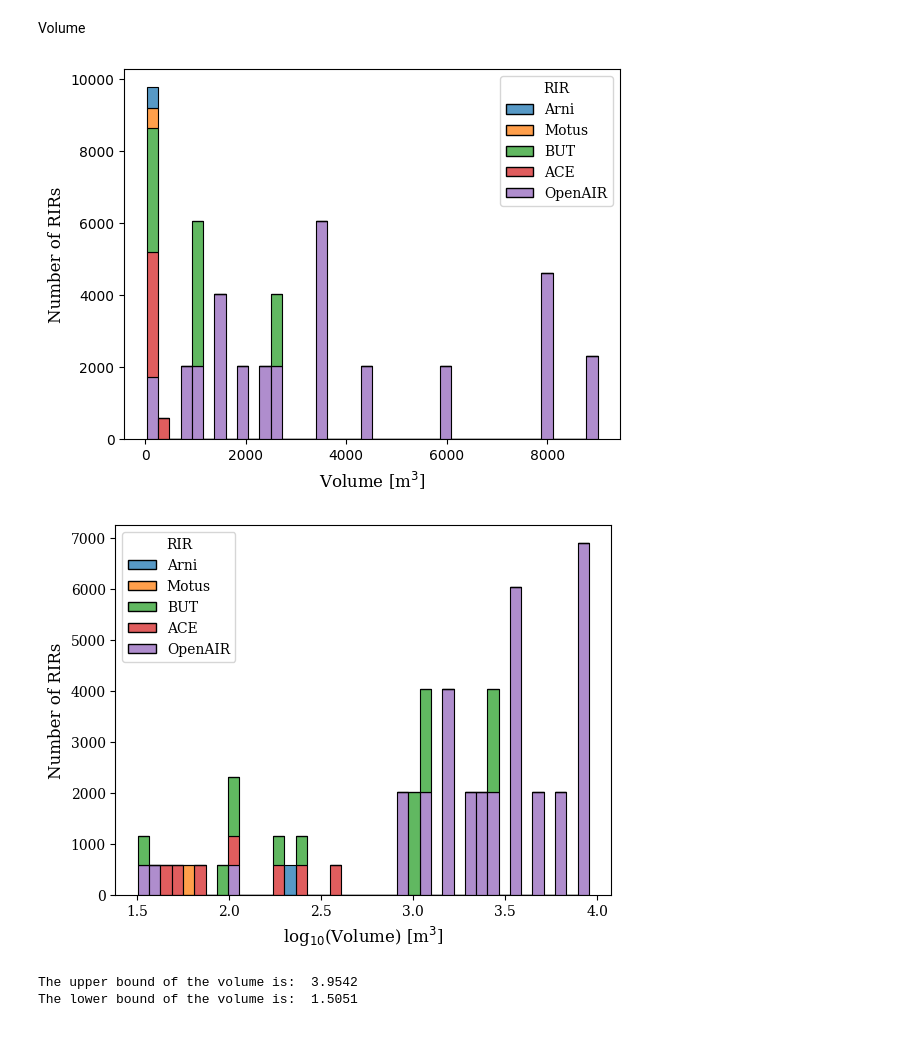
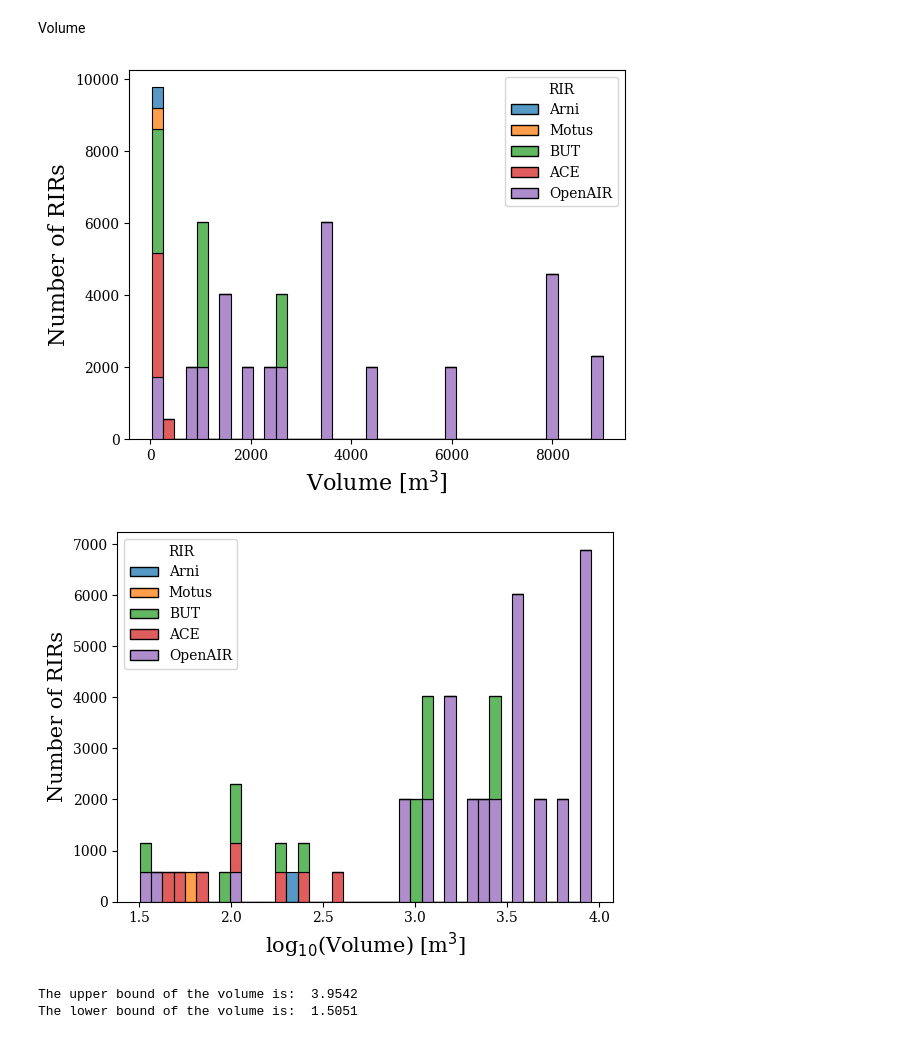
Before and after one commit to Alizeded/BERP, a Jupyter notebook: notebooks/dataset_preprocess.ipynb, the cells around one changed output. Saved outputs shown, nothing was run; the diff lists cells and outputs as text; code cells hidden in the pictures.

```diff
--- a/notebooks/dataset_preprocess.ipynb
+++ b/notebooks/dataset_preprocess.ipynb
@@ -279,22 +279,22 @@ Volume
 # %%
 fig, ax = plt.subplots()
 plt.rcParams["font.family"] = "serif"
 sns.histplot(
     x=rir_manifest["volume"].apply(
         lambda x: torch.tensor(ast.literal_eval(x)).prod().round(decimals=0).item()
     ),
     hue=rir_manifest["RIR"],
     multiple="stack",
     bins=40,
 )
-ax.set_xlabel("Volume [m$^3$]", fontsize=12, fontname="serif")
-ax.set_ylabel("Number of RIRs", fontsize=12, fontname="serif")
+ax.set_xlabel("Volume [m$^3$]", fontsize=16, fontname="serif")
+ax.set_ylabel("Number of RIRs", fontsize=16, fontname="serif")
 fig.savefig(
     "./data/Figure/hist_volume.pdf",
     format="pdf",
 )
 # %% [output]
-[figure, old version]
+[figure, new version]
 # %%
 volume = rir_manifest["volume"].apply(
     lambda x: torch.tensor(ast.literal_eval(x)).prod().round(decimals=0).item()
@@ -310,14 +310,14 @@ sns.histplot(
     multiple="stack",
     bins=40,
 )
-ax.set_xlabel("log$_{10}$(Volume) [m$^3$]", fontname="serif", fontsize=12)
-ax.set_ylabel("Number of RIRs", fontname="serif", fontsize=12)
+ax.set_xlabel("log$_{10}$(Volume) [m$^3$]", fontname="serif", fontsize=15)
+ax.set_ylabel("Number of RIRs", fontname="serif", fontsize=15)
 fig.savefig(
     "./data/Figure/hist_logVolume.pdf",
     format="pdf",
 )
 # %% [output]
-[figure, old version]
+[figure, new version]
 # %%
 print("The upper bound of the volume is: ", round(volume_log10.max().item(), 4))
 print("The lower bound of the volume is: ", round(volume_log10.min().item(), 4))
```
Also changed, not shown: parts of 8 cells of this notebook, 1 other file.
